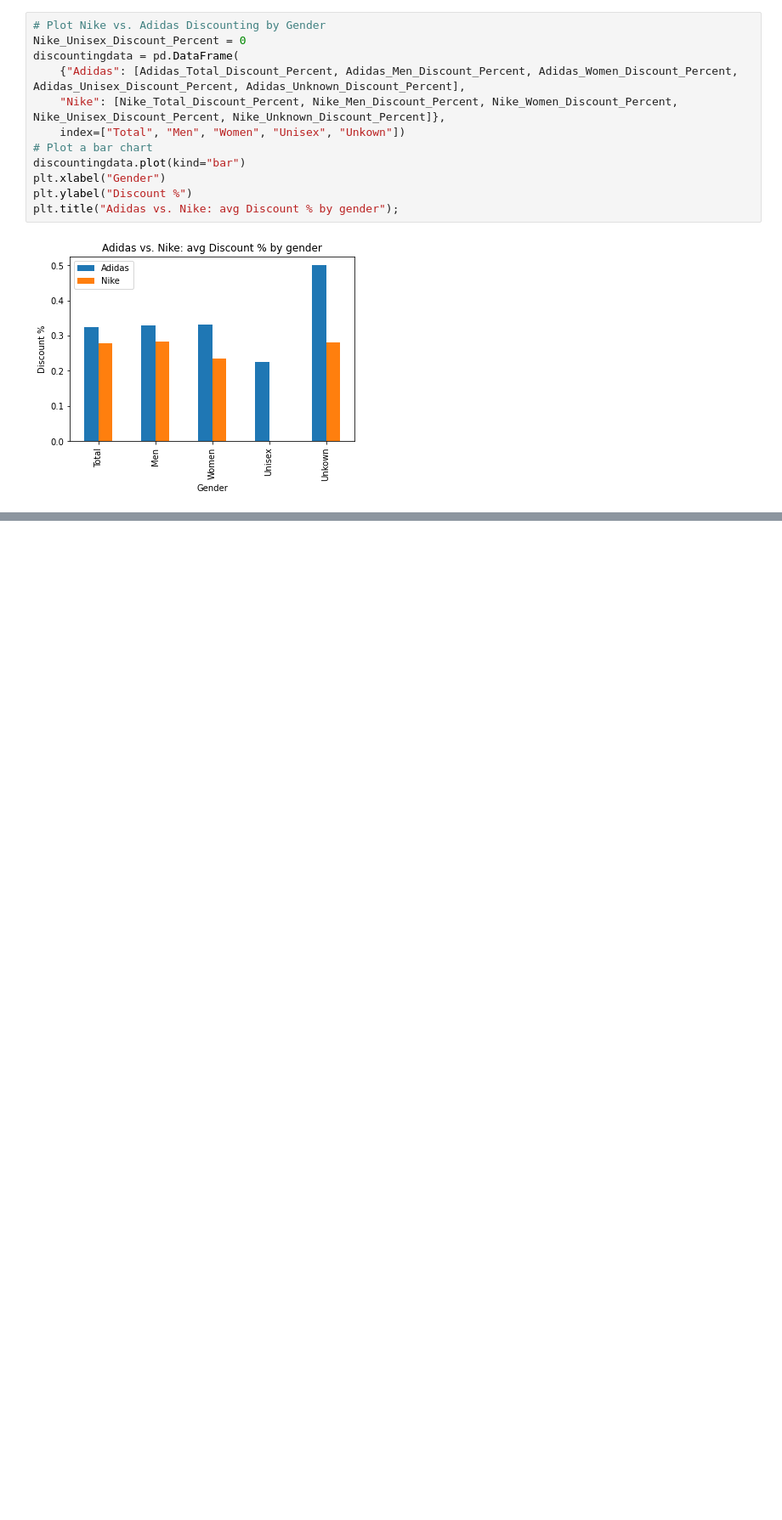
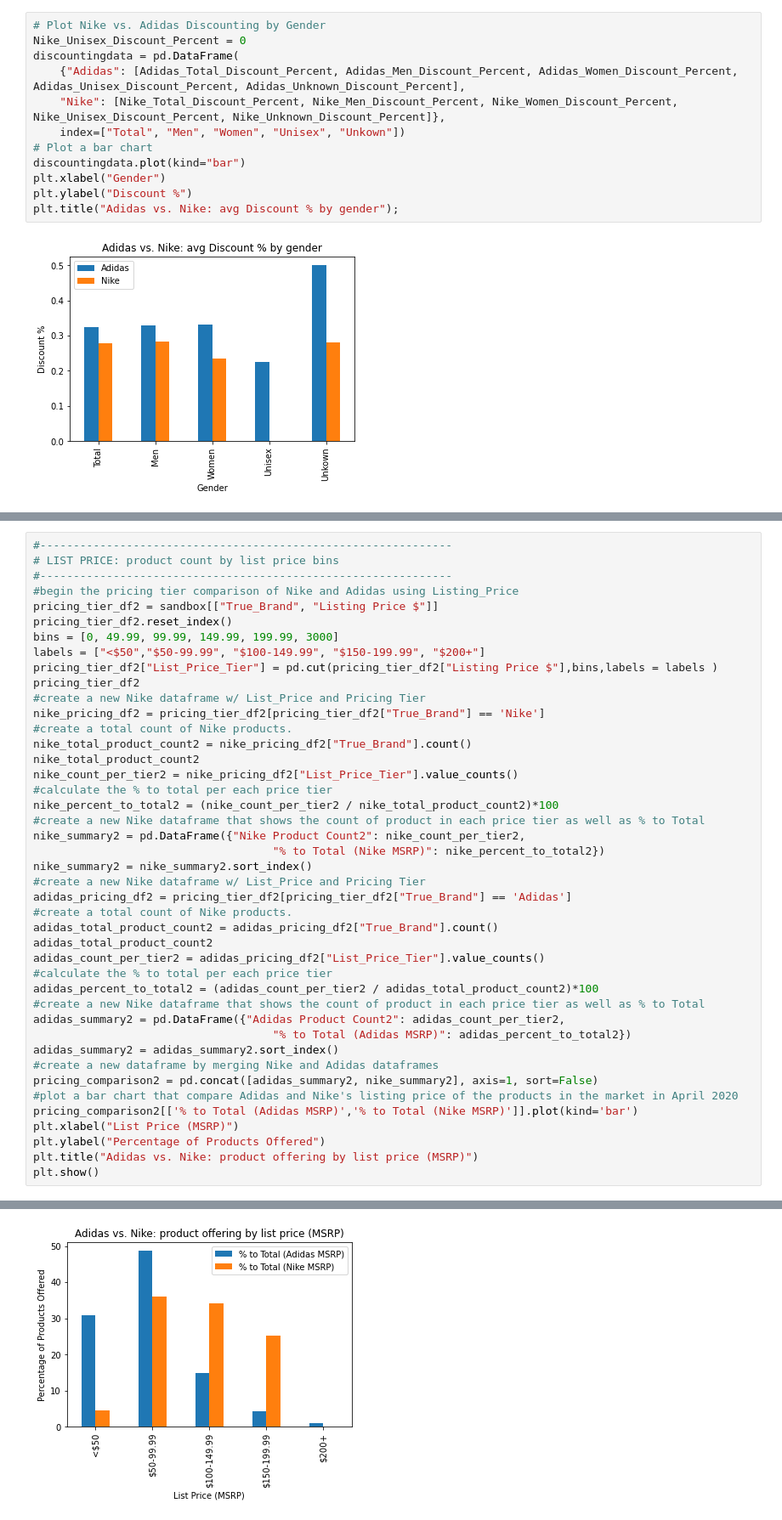
Before and after one commit to abgarberpaul/Nike-vs-Adidas, a Jupyter notebook: Data_Exploration.ipynb, the cells around one changed output, grey strips where cells are left out. Shown: that part at 85% size. Cells and saved outputs as stored; diff of their text form; blank space fills up the shorter version.

```diff
--- a/Data_Exploration.ipynb
+++ b/Data_Exploration.ipynb
@@ -301,0 +343,44 @@ pricing_tier_df
+# %%
+#--------------------------------------------------------------
+# LIST PRICE: product count by list price bins
+#--------------------------------------------------------------
+#begin the pricing tier comparison of Nike and Adidas using Listing_Price
+pricing_tier_df2 = sandbox[["True_Brand", "Listing Price $"]]
+pricing_tier_df2.reset_index()
+bins = [0, 49.99, 99.99, 149.99, 199.99, 3000]
+labels = ["<$50","$50-99.99", "$100-149.99", "$150-199.99", "$200+"]
+pricing_tier_df2["List_Price_Tier"] = pd.cut(pricing_tier_df2["Listing Price $"],bins,labels = labels )
+pricing_tier_df2
+#create a new Nike dataframe w/ List_Price and Pricing Tier
+nike_pricing_df2 = pricing_tier_df2[pricing_tier_df2["True_Brand"] == 'Nike']
+#create a total count of Nike products.
+nike_total_product_count2 = nike_pricing_df2["True_Brand"].count()
+nike_total_product_count2
+nike_count_per_tier2 = nike_pricing_df2["List_Price_Tier"].value_counts()
+#calculate the % to total per each price tier
+nike_percent_to_total2 = (nike_count_per_tier2 / nike_total_product_count2)*100
+#create a new Nike dataframe that shows the count of product in each price tier as well as % to Total
+nike_summary2 = pd.DataFrame({"Nike Product Count2": nike_count_per_tier2,
+                                    "% to Total (Nike MSRP)": nike_percent_to_total2})
+nike_summary2 = nike_summary2.sort_index()
+#create a new Nike dataframe w/ List_Price and Pricing Tier
+adidas_pricing_df2 = pricing_tier_df2[pricing_tier_df2["True_Brand"] == 'Adidas']
+#create a total count of Nike products.
+adidas_total_product_count2 = adidas_pricing_df2["True_Brand"].count()
+adidas_total_product_count2
+adidas_count_per_tier2 = adidas_pricing_df2["List_Price_Tier"].value_counts()
+#calculate the % to total per each price tier
+adidas_percent_to_total2 = (adidas_count_per_tier2 / adidas_total_product_count2)*100
+#create a new Nike dataframe that shows the count of product in each price tier as well as % to Total
+adidas_summary2 = pd.DataFrame({"Adidas Product Count2": adidas_count_per_tier2,
+                                    "% to Total (Adidas MSRP)": adidas_percent_to_total2})
+adidas_summary2 = adidas_summary2.sort_index()
+#create a new dataframe by merging Nike and Adidas dataframes
+pricing_comparison2 = pd.concat([adidas_summary2, nike_summary2], axis=1, sort=False)
+#plot a bar chart that compare Adidas and Nike's listing price of the products in the market in April 2020
+pricing_comparison2[['% to Total (Adidas MSRP)','% to Total (Nike MSRP)']].plot(kind='bar')
+plt.xlabel("List Price (MSRP)")
+plt.ylabel("Percentage of Products Offered")
+plt.title("Adidas vs. Nike: product offering by list price (MSRP)")
+plt.show()
+# %% [output]
@@ -301,0 +392 @@ pricing_tier_df
+[figure, added]
```
Also changed, not shown: parts of 11 cells of this notebook.
